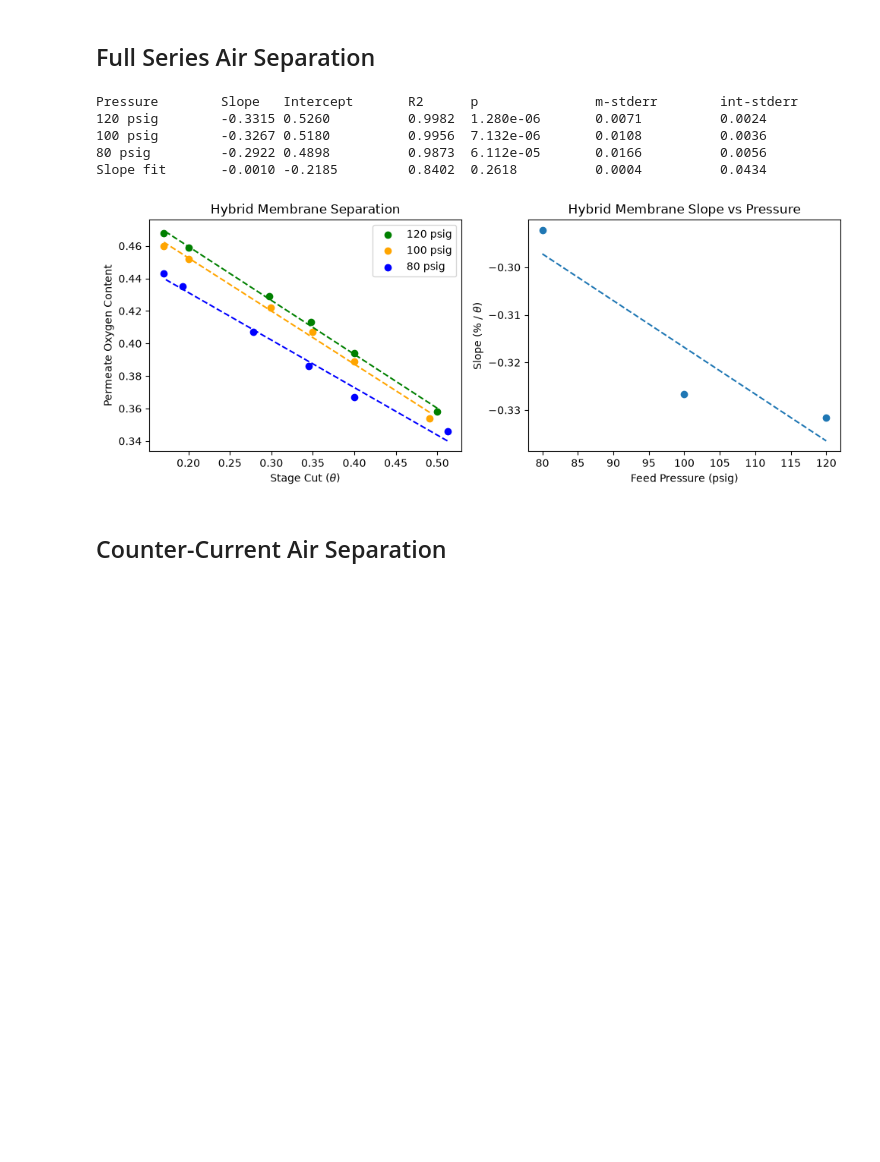
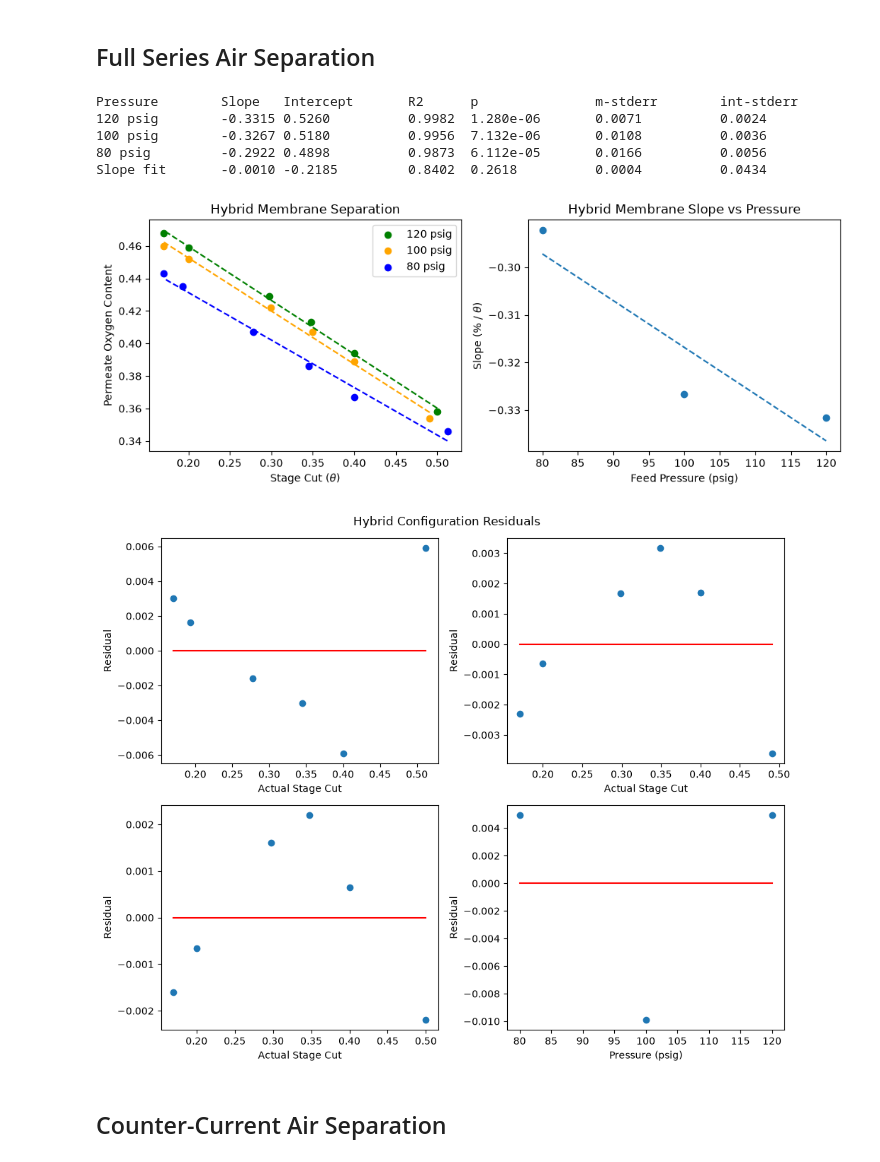
Before and after one commit to loukaab/ECHE362-membrane, a Jupyter notebook: membrane-data.ipynb, the cells around one changed output. Saved outputs shown, nothing was run; the diff lists cells and outputs as text; code cells hidden in the pictures; blank space fills up the shorter version.

Commit message:
Added residual plotting for all configurations

```diff
--- a/membrane-data.ipynb
+++ b/membrane-data.ipynb
@@ -205,7 +205,7 @@ hp80reg = stats.linregress(hp80["Actual Stage Cut"], hp80["Permeate O2 Compositi
 hp100reg = stats.linregress(hp100["Actual Stage Cut"], hp100["Permeate O2 Composition (%)"])
 hp120reg = stats.linregress(hp120["Actual Stage Cut"], hp120["Permeate O2 Composition (%)"])
 
-# Fit slope versus pressure to gauge
+# Fit slope versus pressure
 hsvspreg = stats.linregress([80, 100, 120], [hp80reg.slope, hp100reg.slope, hp120reg.slope])
 
 # Create fitted vectors
@@ -223,7 +223,6 @@ print(
     f"100 psig\t{hp100reg.slope:.4f}\t{hp100reg.intercept:.4f}\t\t{hp100reg.rvalue**2:.4f}\t{hp100reg.pvalue:.3e}\t{hp100reg.stderr:.4f}\t\t{hp100reg.intercept_stderr:.4f}\n"
     f"80 psig\t\t{hp80reg.slope:.4f}\t{hp80reg.intercept:.4f}\t\t{hp80reg.rvalue**2:.4f}\t{hp80reg.pvalue:.3e}\t{hp80reg.stderr:.4f}\t\t{hp80reg.intercept_stderr:.4f}\n"
     f"Slope fit\t{hsvspreg.slope:.4f}\t{hsvspreg.intercept:.4f}\t\t{hsvspreg.rvalue**2:.4f}\t{hsvspreg.pvalue:.4f}\t\t{hsvspreg.stderr:.4f}\t\t{hsvspreg.intercept_stderr:.4f}\n"
-
 )
 
 # Plot the observed data ** Order of plotting masters for visual clarity (order on the legend)
@@ -231,33 +230,72 @@ hax[0].scatter(hp120["Actual Stage Cut"], hp120["Permeate O2 Composition (%)"],
 hax[0].scatter(hp100["Actual Stage Cut"], hp100["Permeate O2 Composition (%)"], label="100 psig", c="orange")
 hax[0].scatter(hp80["Actual Stage Cut"], hp80["Permeate O2 Composition (%)"], label="80 psig", c="blue")
 
 # Plot fitted data
 hax[0].plot(hp80["Actual Stage Cut"], hp80fit, c="blue", ls="--")
 hax[0].plot(hp100["Actual Stage Cut"], hp100fit, c="orange", ls="--")
 hax[0].plot(hp120["Actual Stage Cut"], hp120fit, c="green", ls="--")
 
 # Label the chart
 hax[0].set_xlabel(rf"Stage Cut ($\theta$)")
 hax[0].set_ylabel("Permeate Oxygen Content")
 hax[0].set_title("Hybrid Membrane Separation")
 hax[0].legend()
 
 # Plot separation slope vs pressure
 hax[1].scatter([80, 100, 120], [hp80reg.slope, hp100reg.slope, hp120reg.slope])
 hax[1].plot([80, 100, 120], hsvspfit, ls="--")
 hax[1].set_xlabel("Feed Pressure (psig)")
 hax[1].set_ylabel(rf"Slope (% / $\theta$)")
 hax[1].set_title("Hybrid Membrane Slope vs Pressure")
 
+# Fix formatting
 hfig.tight_layout()
+
+# Calculate Residuals
+hp80res = hp80["Permeate O2 Composition (%)"] - hp80fit
+hp100res = hp100["Permeate O2 Composition (%)"] - hp100fit
+hp120res = hp120["Permeate O2 Composition (%)"] - hp120fit
+hpsvspres = np.array([hp80reg.slope, hp100reg.slope, hp120reg.slope]) - hsvspfit
+
+### Plot residuals ###
+hrfig, hraxes = plt.subplots(2, 2, figsize=(10, 8))
+
+# 80 psig residuals
+hraxes[0, 0].scatter(hp80["Actual Stage Cut"], hp80res)
+hraxes[0, 0].plot(hp80["Actual Stage Cut"], hp80res * 0, c="red")
+hraxes[0, 0].set_xlabel("Actual Stage Cut")
+hraxes[0, 0].set_ylabel("Residual")
+
+# 100 psig residuals
+hraxes[0, 1].scatter(hp100["Actual Stage Cut"], hp100res)
+hraxes[0, 1].plot(hp100["Actual Stage Cut"], 0 * hp100res, c="red")
+hraxes[0, 1].set_xlabel("Actual Stage Cut")
+hraxes[0, 1].set_ylabel("Residual")
+
+# 120 psig residuals
+hraxes[1, 0].scatter(hp120["Actual Stage Cut"], hp120res)
+hraxes[1, 0].plot(hp120["Actual Stage Cut"], 0 * hp120res, c="red")
+hraxes[1, 0].set_xlabel("Actual Stage Cut")
+hraxes[1, 0].set_ylabel("Residual")
+
+# Slope vs pressure residuals
+hraxes[1, 1].scatter([80, 100, 120], hpsvspres)
+hraxes[1, 1].plot([80, 100, 120], 0 * hpsvspres, c="red")
+hraxes[1, 1].set_xlabel("Pressure (psig)")
+hraxes[1, 1].set_ylabel("Residual")
+
+hrfig.suptitle("Hybrid Configuration Residuals")
+hrfig.tight_layout()
+
 plt.show()
 # %% [output]
 Pressure        Slope   Intercept       R2      p               m-stderr        int-stderr
 120 psig        -0.3315 0.5260          0.9982  1.280e-06       0.0071          0.0024
 100 psig        -0.3267 0.5180          0.9956  7.132e-06       0.0108          0.0036
 80 psig         -0.2922 0.4898          0.9873  6.112e-05       0.0166          0.0056
 Slope fit       -0.0010 -0.2185         0.8402  0.2618          0.0004          0.0434
 [figure]
+[figure, added]
 # %% [markdown]
 ## Counter-Current Air Separation
 # %%
```
Also changed, not shown: parts of 2 cells of this notebook.
